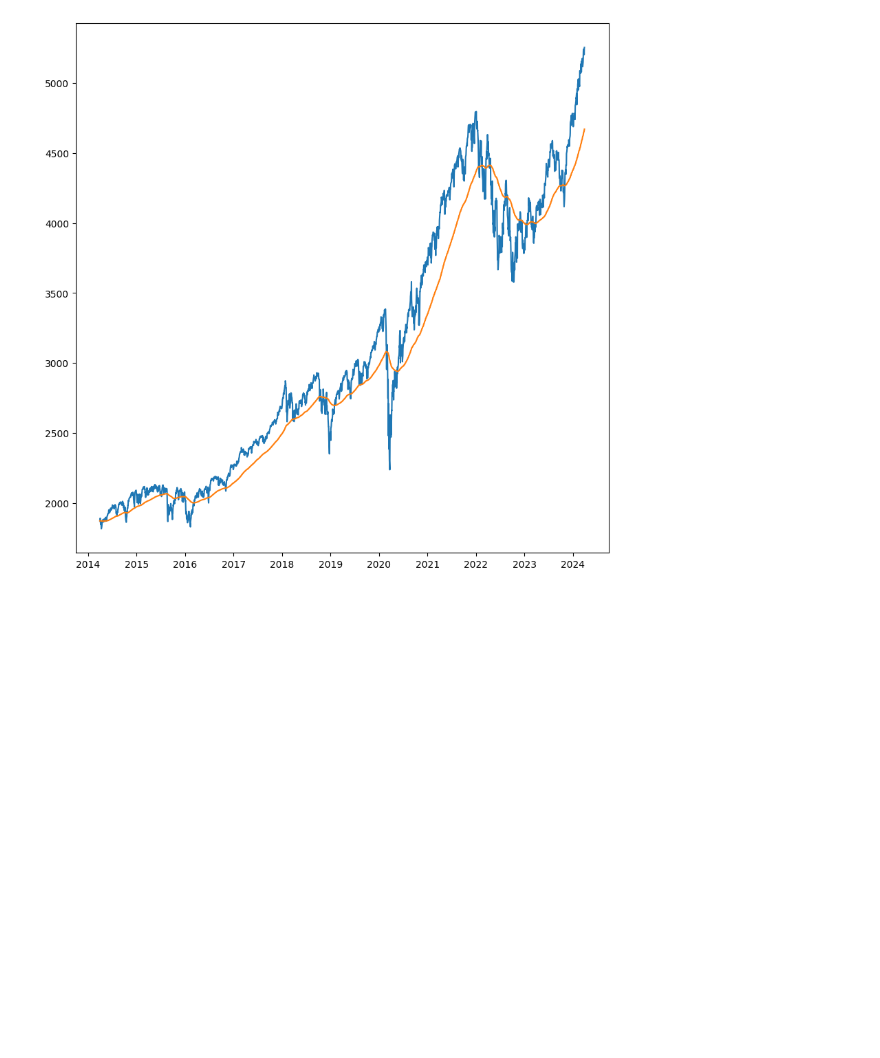
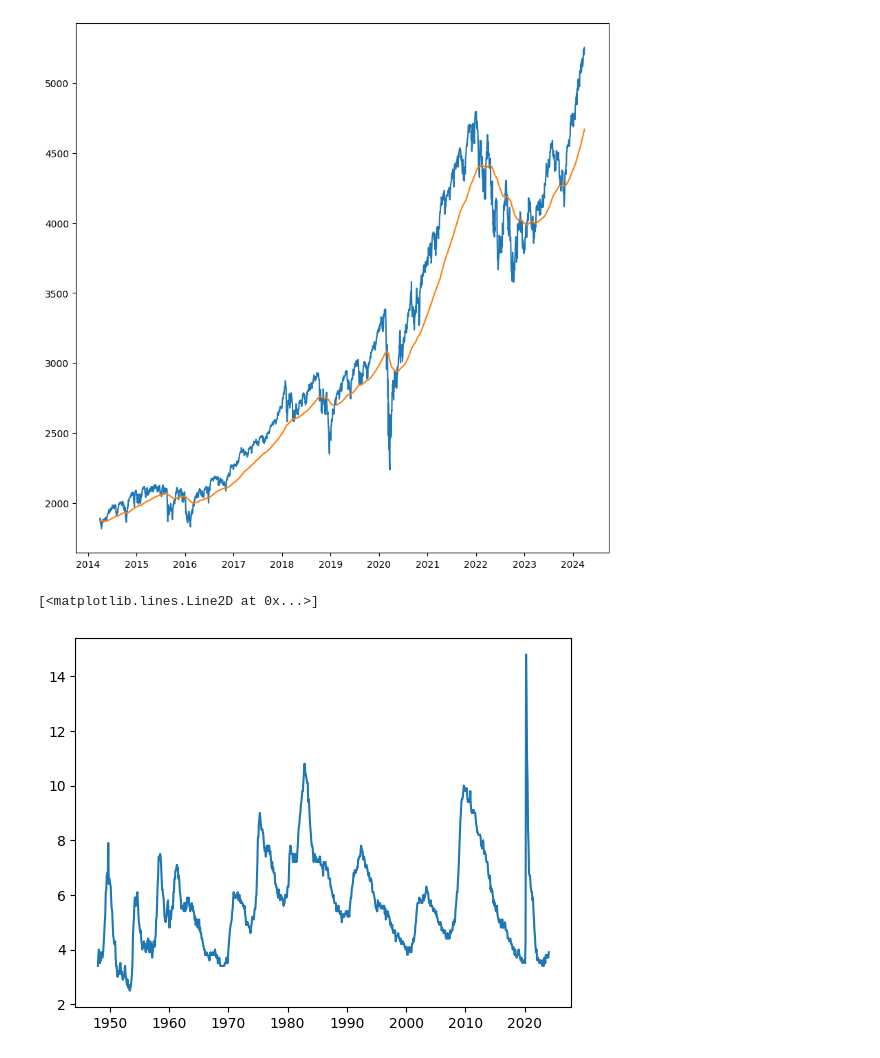
Before and after one commit to KazysV/sap, a Jupyter notebook: main.ipynb, the cells around one changed output. Saved outputs shown, nothing was run; the diff lists cells and outputs as text; code cells hidden in the pictures; blank space fills up the shorter version.

```diff
--- a/main.ipynb
+++ b/main.ipynb
@@ -150,3 +160,11 @@ plt.plot(df_filtered['DATE'], df_filtered['exponential_moving_average'])
 plt.show()
 # %% [output]
 [figure]
+# %%
+df1 = pd.read_csv('data2.csv')
+df1['DATE'] = pd.to_datetime(df1['DATE'])
+# %%
+plt.plot(df1['DATE'],df1['UNRATE'])
+# %% [output]
+[<matplotlib.lines.Line2D at 0x...>]
+[figure, added]
```
Also changed, not shown: parts of 9 cells of this notebook.
